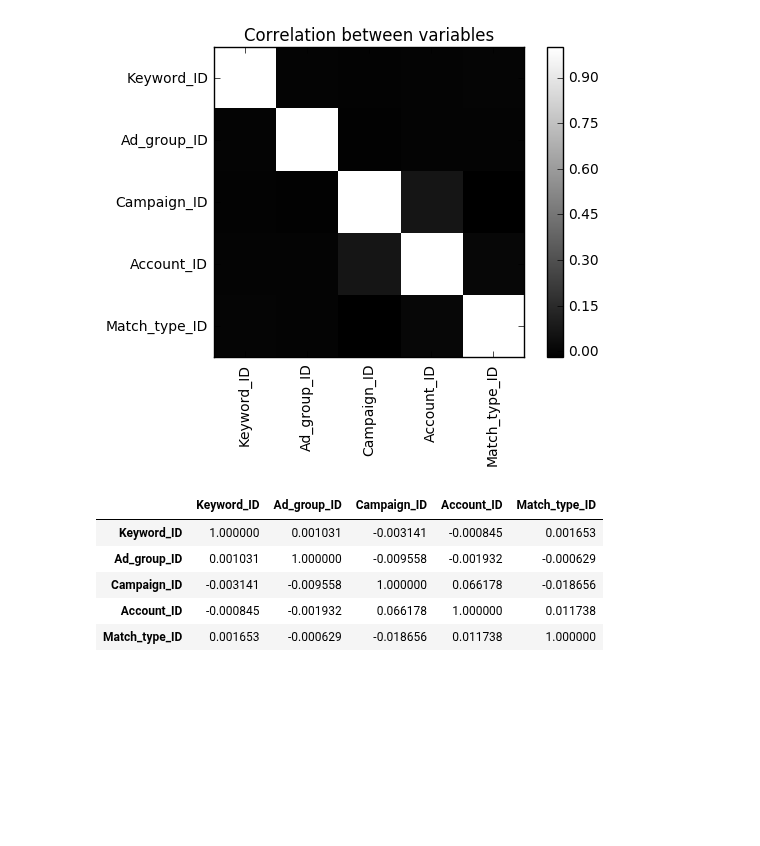
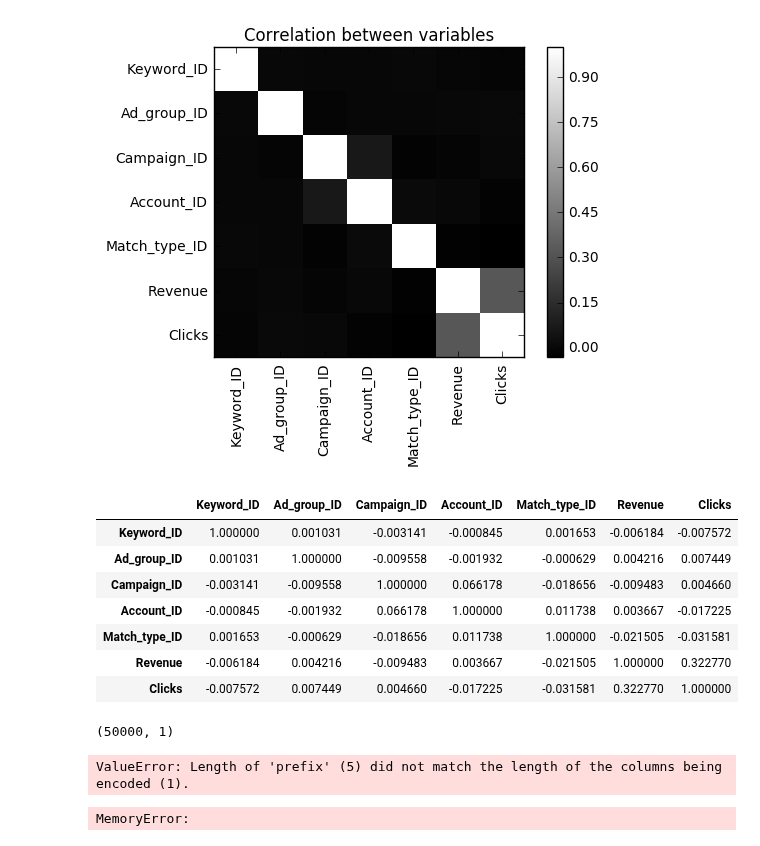
Before and after one commit to somnath1077/ML, a Jupyter notebook: rev_prediction/Rev_Prediction2.ipynb, the cells around one changed output. Cells and saved outputs as stored; diff of their text form; code cells hidden in the pictures; blank space fills up the shorter version.

```diff
--- a/rev_prediction/Rev_Prediction2.ipynb
+++ b/rev_prediction/Rev_Prediction2.ipynb
@@ -2,7 +2,7 @@
 import pandas as pd
 import matplotlib.pyplot as plt
 
-data = pd.read_csv('./data/train.csv')
+data = pd.read_csv('./data/train.csv', nrows=50000, usecols=['Keyword_ID', 'Match_type_ID', 'Revenue', 'Clicks'])
 # %%
 data.head()
 # %% [output]
@@ -13,23 +13,25 @@ data.head()
 | 3 | 2014-12-14 | 423389776473 | 1044670215658 | 551279817203 | 212779990172 | 848779586902 | 95725474456 | 0.0 | 5 | ... |
 | 4 | 2014-12-14 | 546746671314 | 355072204358 | 919168440848 | 212779990172 | 298643508640 | 95725474456 | 0.0 | 2 | ... |
 # %%
-input_cols=['Keyword_ID', 'Ad_group_ID', 'Campaign_ID', 'Account_ID', 'Match_type_ID']
+input_cols=['Keyword_ID', 'Ad_group_ID', 'Campaign_ID', 'Account_ID', 'Match_type_ID', 'Revenue', 'Clicks']
 cor_mat = data[input_cols].corr()
 plt.imshow(cor_mat, cmap='gray', interpolation='nearest')
 plt.xticks(range(len(input_cols)),input_cols,rotation='vertical')
 plt.yticks(range(len(input_cols)),input_cols)
 plt.colorbar()
 plt.title('Correlation between variables')
 plt.show()
 # %% [output]
-[figure, old version]
+[figure, new version]
 # %%
 cor_mat
 # %% [output]
-|  | Keyword_ID | Ad_group_ID | Campaign_ID | Account_ID | Match_type_ID |
-| Keyword_ID | 1.000000 | 0.001031 | -0.003141 | -0.000845 | 0.001653 |
-| Ad_group_ID | 0.001031 | 1.000000 | -0.009558 | -0.001932 | -0.000629 |
-| Campaign_ID | -0.003141 | -0.009558 | 1.000000 | 0.066178 | -0.018656 |
-| Account_ID | -0.000845 | -0.001932 | 0.066178 | 1.000000 | 0.011738 |
-| Match_type_ID | 0.001653 | -0.000629 | -0.018656 | 0.011738 | 1.000000 |
+|  | Keyword_ID | Ad_group_ID | Campaign_ID | Account_ID | Match_type_ID | Revenue | Clicks |
+| Keyword_ID | 1.000000 | 0.001031 | -0.003141 | -0.000845 | 0.001653 | -0.006184 | -0.007572 |
+| Ad_group_ID | 0.001031 | 1.000000 | -0.009558 | -0.001932 | -0.000629 | 0.004216 | 0.007449 |
+| Campaign_ID | -0.003141 | -0.009558 | 1.000000 | 0.066178 | -0.018656 | -0.009483 | 0.004660 |
+| Account_ID | -0.000845 | -0.001932 | 0.066178 | 1.000000 | 0.011738 | 0.003667 | -0.017225 |
+| Match_type_ID | 0.001653 | -0.000629 | -0.018656 | 0.011738 | 1.000000 | -0.021505 | -0.031581 |
+| Revenue | -0.006184 | 0.004216 | -0.009483 | 0.003667 | -0.021505 | 1.000000 | 0.322770 |
+| Clicks | -0.007572 | 0.007449 | 0.004660 | -0.017225 | -0.031581 | 0.322770 | 1.000000 |
 # %%
@@ -37,3 +43,28 @@ data_first_rows = data.head(n=100000)
+# %%
+from sklearn.linear_model import LinearRegression
+
+y = pd.DataFrame()
+
+y['Revenue_per_Click'] = data_first_rows['Revenue'] / data_first_rows['Clicks']
+
+y.shape
+# %% [output]
+(50000, 1)
 # %%
-cols_to_transform = ['Keyword_ID', 'Ad_group_ID', 'Campaign_ID', 'Account_ID', 'Match_type_ID']
-df_numeric = pd.get_dummies(data_first_rows, columns=cols_to_transform)
+X_numeric = pd.get_dummies(data_first_rows, cols_to_transform)
+# %% [output]
+ValueError: Length of 'prefix' (5) did not match the length of the columns being encoded (1).
+# %%
+from sklearn.model_selection import train_test_split
+from sklearn import linear_model
+import numpy as np
+
+
+X_train, X_test, y_train, y_test = train_test_split(df_numeric, y, test_size=0.33, random_state=42)
+
+regression_model = linear_model.LinearRegression()
+regression_model.fit(X_train, y_train)
+prediction = regression_model.predict(X_test)
+print(np.mean((prediction - y_test) ** 2))
+# %% [output]
+MemoryError:
```
Also changed, not shown: parts of 2 cells of this notebook, 1 other file.
